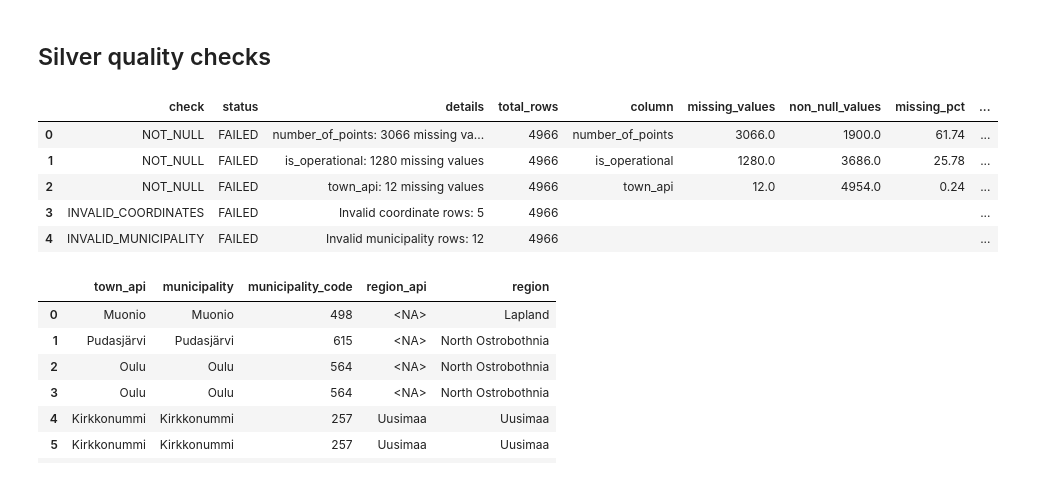
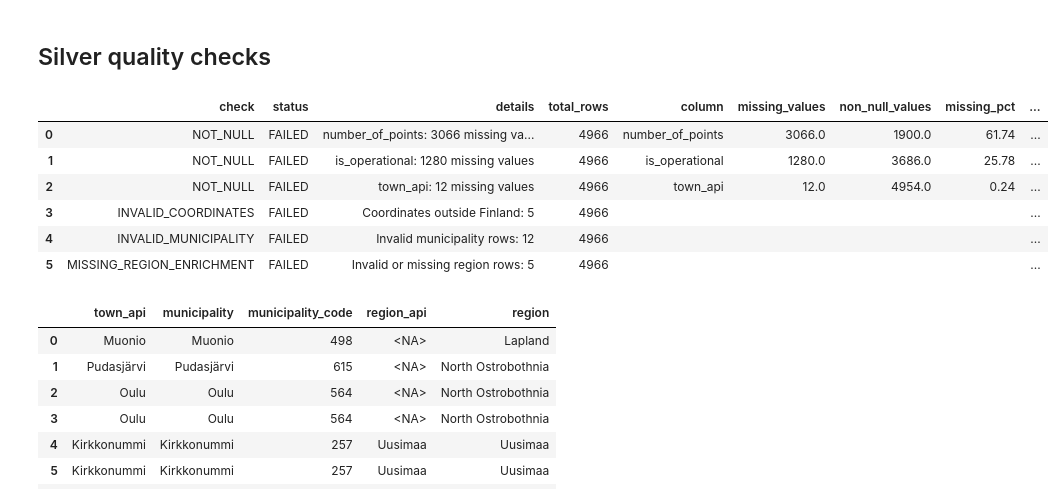
Before and after one commit to MarkusJakonen/de-week8-mini-project-team1, a Jupyter notebook: Silver/silver_data_cleaning_open_charge_FI.ipynb, the cells around one changed output. Saved outputs shown, nothing was run; the diff lists cells and outputs as text; code cells hidden in the pictures.

Commit message:
Revised invalid region quality check.

```diff
--- a/Silver/silver_data_cleaning_open_charge_FI.ipynb
+++ b/Silver/silver_data_cleaning_open_charge_FI.ipynb
@@ -601,8 +601,9 @@ invalid_coordinates = silver_df[
 if not invalid_coordinates.empty:
     add_quality_issue(
         check="INVALID_COORDINATES",
-        details=f"Invalid coordinate rows: {len(invalid_coordinates)}",
-        affected_rows=len(invalid_coordinates)
+        details=f"Coordinates outside Finland: {len(invalid_coordinates)}",
+        affected_rows=len(invalid_coordinates),
+        invalid_pct=round(len(invalid_coordinates) / total_rows * 100, 2)
     )
 
 
@@ -648,44 +649,44 @@ invalid_municipalities = silver_df[
 if not invalid_municipalities.empty:
     add_quality_issue(
         check="INVALID_MUNICIPALITY",
         details=f"Invalid municipality rows: {len(invalid_municipalities)}",
         affected_rows=len(invalid_municipalities),
         invalid_pct=round(len(invalid_municipalities) / total_rows * 100, 2)
     )
 
 
 # 7. Invalid region
-invalid_regions = silver_df[
-    silver_df["region"].notna()
-    & ~silver_df["region"]
-        .str.strip()
-        .str.casefold()
-        .isin(valid_regions)
-].copy()
+# Since region is derived from official municipality data, there are really only two possibilities:
+# 1. The enrichment succeeded → region is guaranteed to be valid.
+# 2. The enrichment failed → region is NaN.
+
+# simply check for missing values
+invalid_regions = silver_df[silver_df["region"].isna()].copy()
 
 if not invalid_regions.empty:
     add_quality_issue(
-        check="INVALID_REGION",
-        details=f"Invalid region rows: {len(invalid_regions)}",
+        check="MISSING_REGION_ENRICHMENT",
+        details=f"Invalid or missing region rows: {len(invalid_regions)}",
         affected_rows=len(invalid_regions),
         invalid_pct=round(len(invalid_regions) / total_rows * 100, 2)
     )
 
 
 # Final quality report
 quality_report = pd.DataFrame(quality_issues).fillna("") # replace NaN with blank cells so that it is more human-readable
 
 if quality_report.empty:
     print("All quality checks passed.")
 else:
     display(quality_report)
 # %% [output]
 |  | check | status | details | total_rows | column | missing_values | non_null_values | missing_pct | ... |
 | 0 | NOT_NULL | FAILED | number_of_points: 3066 missing va... | 4966 | number_of_points | 3066.0 | 1900.0 | 61.74 | ... |
 | 1 | NOT_NULL | FAILED | is_operational: 1280 missing values | 4966 | is_operational | 1280.0 | 3686.0 | 25.78 | ... |
 | 2 | NOT_NULL | FAILED | town_api: 12 missing values | 4966 | town_api | 12.0 | 4954.0 | 0.24 | ... |
-| 3 | INVALID_COORDINATES | FAILED | Invalid coordinate rows: 5 | 4966 |  |  |  |  | ... |
+| 3 | INVALID_COORDINATES | FAILED | Coordinates outside Finland: 5 | 4966 |  |  |  |  | ... |
 | 4 | INVALID_MUNICIPALITY | FAILED | Invalid municipality rows: 12 | 4966 |  |  |  |  | ... |
+| 5 | MISSING_REGION_ENRICHMENT | FAILED | Invalid or missing region rows: 5 | 4966 |  |  |  |  | ... |
 # %%
 # display(silver_df.head(20))
 
```
